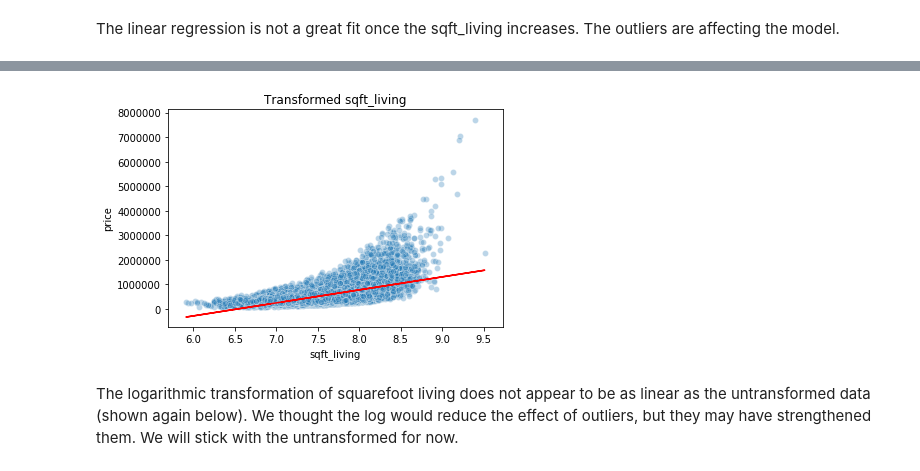
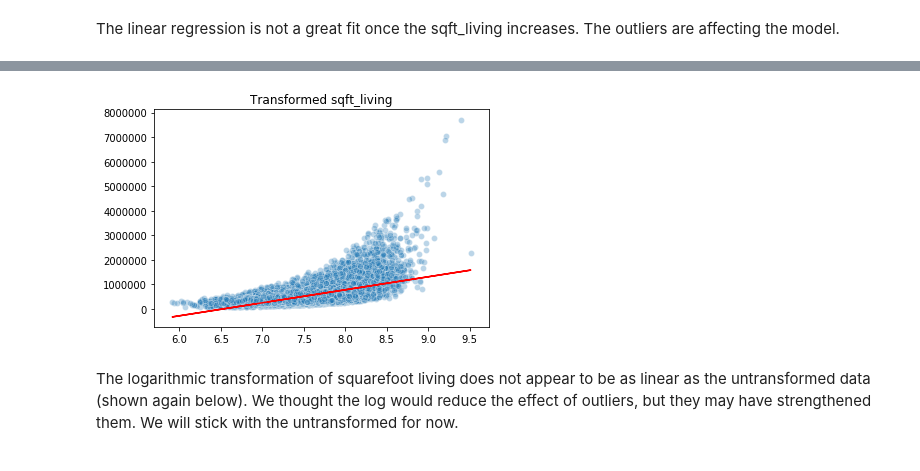
Before and after one commit to AlecMorgan/Housing-Price-Predictor, a Jupyter notebook: student.ipynb, the cells around one changed output, grey strips where cells are left out. Cells and saved outputs as stored; diff of their text form; code cells hidden in the pictures.

```diff
--- a/student.ipynb
+++ b/student.ipynb
@@ -175,4 +175,5 @@ plt.show()
 The linear regression is not a great fit once the sqft_living increases. The outliers are affecting the model.
 # %%
 # transform sqft_living to see if we can get a better model
-log_sqft_living = np.log(house_data['sqft_living'])
+log_sqft_living = np.array(np.log(house_data['sqft_living']))
+type(log_sqft_living)
@@ -206,15 +209,17 @@ OLS Regression Results
 | Kurtosis: | 45.148 | Cond. No. | 137. |
 Warnings:
 [1] Standard Errors assume that the covariance matrix of the errors is correctly specified.
+# %%
+linreg_log = LinearRegression()
+linreg_log.fit(log_sqft_living.reshape(-1, 1), y.reshape(-1, 1))
+y_hat_log = linreg_log.predict(log_sqft_living.reshape(-1,1))
 # %%
-y_hat_log = model_log.predict(log_sqft_living)
-
 plt.plot(log_sqft_living, y_hat_log, color='red')
 plt.title('Transformed sqft_living')
 sns.scatterplot(log_sqft_living, y, alpha=0.3)
 plt.show()
 # %% [output]
-[figure, old version]
+[figure, new version]
 # %% [markdown]
 The logarithmic transformation of squarefoot living does not appear to be as linear as the untransformed data (shown again below). We thought the log would reduce the effect of outliers, but they may have strengthened them. We will stick with the untransformed for now.
 # %%
```
Also changed, not shown: parts of 17 cells of this notebook.
